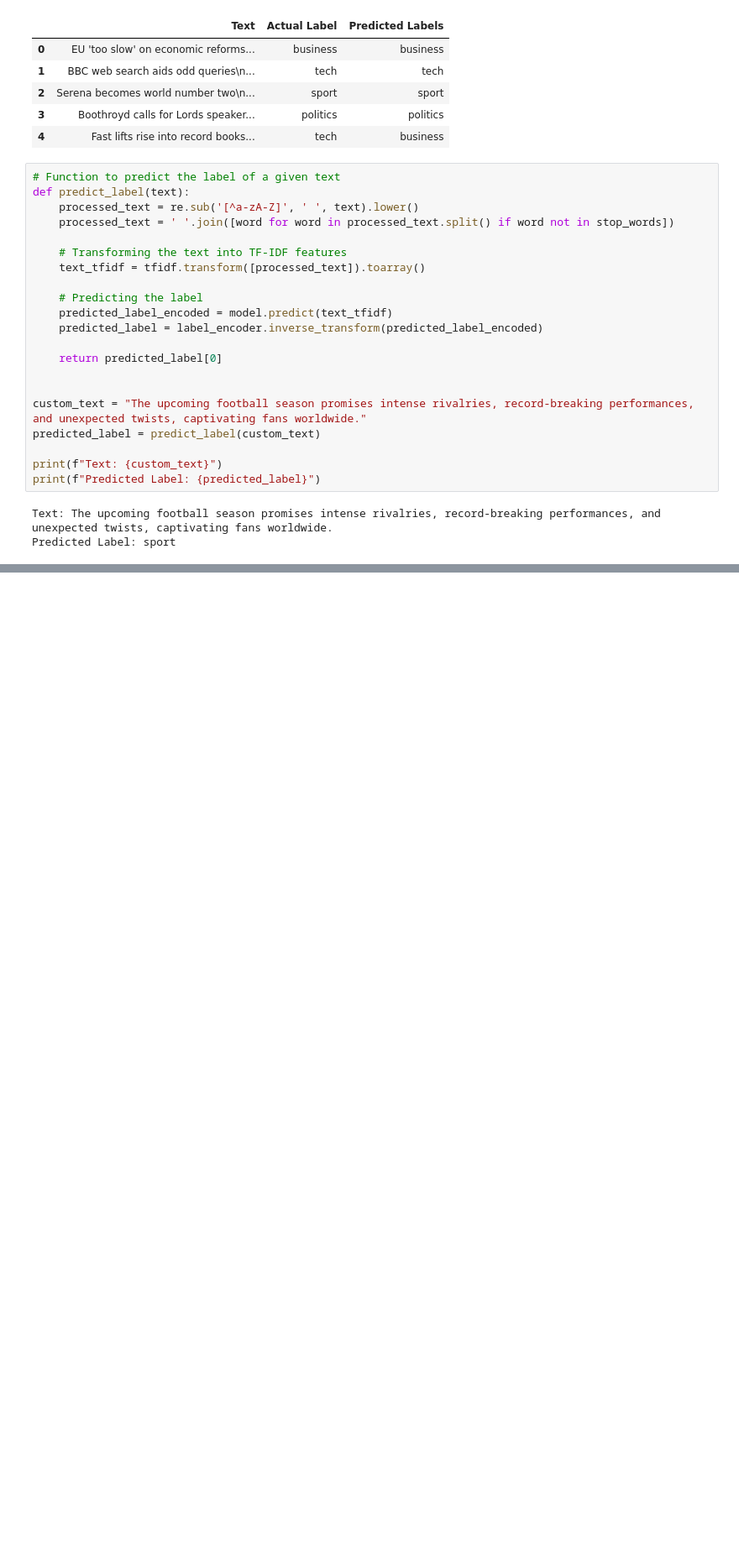
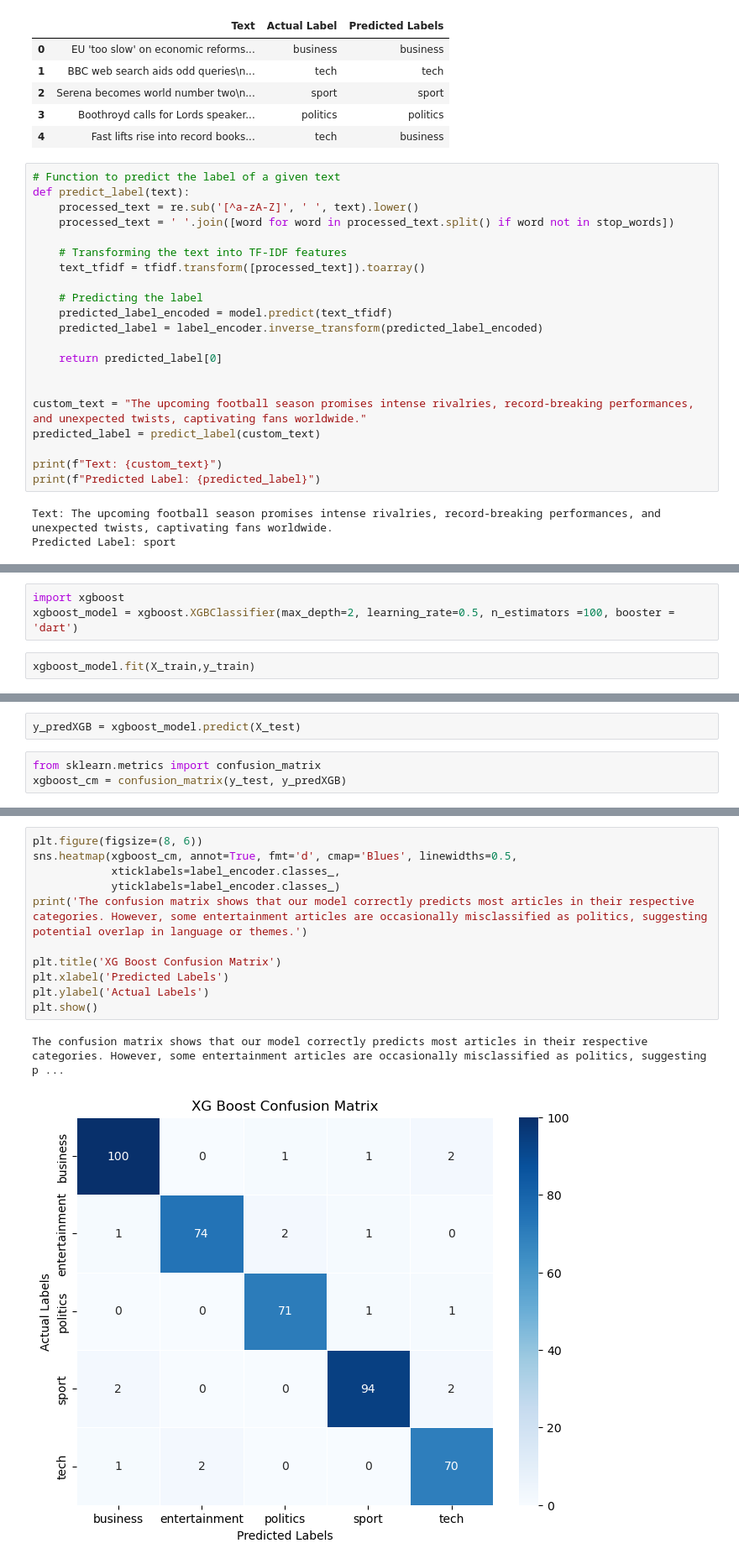
Before and after one commit to raysah/SDS-CP016-news-article-classification, a Jupyter notebook: notebooks/rajat-thakur/rajat-thakur-CP16-news-article.ipynb, the cells around one changed output, grey strips where cells are left out. Shown at 84% size. Drawn from its saved outputs; the diff is of its cells as text; blank space fills up the shorter version.

```diff
--- a/notebooks/rajat-thakur/rajat-thakur-CP16-news-article.ipynb
+++ b/notebooks/rajat-thakur/rajat-thakur-CP16-news-article.ipynb
@@ -340,0 +359,5 @@ Predicted Label: sport
+# %%
+import xgboost
+xgboost_model = xgboost.XGBClassifier(max_depth=2, learning_rate=0.5, n_estimators =100, booster = 'dart')
+# %%
+xgboost_model.fit(X_train,y_train)
@@ -340,0 +376,5 @@ Predicted Label: sport
+# %%
+y_predXGB = xgboost_model.predict(X_test)
+# %%
+from sklearn.metrics import confusion_matrix
+xgboost_cm = confusion_matrix(y_test, y_predXGB)
@@ -340,0 +394,14 @@ Predicted Label: sport
+# %%
+plt.figure(figsize=(8, 6))
+sns.heatmap(xgboost_cm, annot=True, fmt='d', cmap='Blues', linewidths=0.5,
+            xticklabels=label_encoder.classes_,
+            yticklabels=label_encoder.classes_)
+print('The confusion matrix shows that our model correctly predicts most articles in their respective categories. However, some entertainment articles are occasionally misclassified as politics, suggesting potential overlap in language or themes.')
+
+plt.title('XG Boost Confusion Matrix')
+plt.xlabel('Predicted Labels')
+plt.ylabel('Actual Labels')
+plt.show()
+# %% [output]
+The confusion matrix shows that our model correctly predicts most articles in their respective categories. However, some entertainment articles are occasionally misclassified as politics, suggesting p ...
+[figure, added]
```
Also changed, not shown: parts of 24 cells of this notebook.
